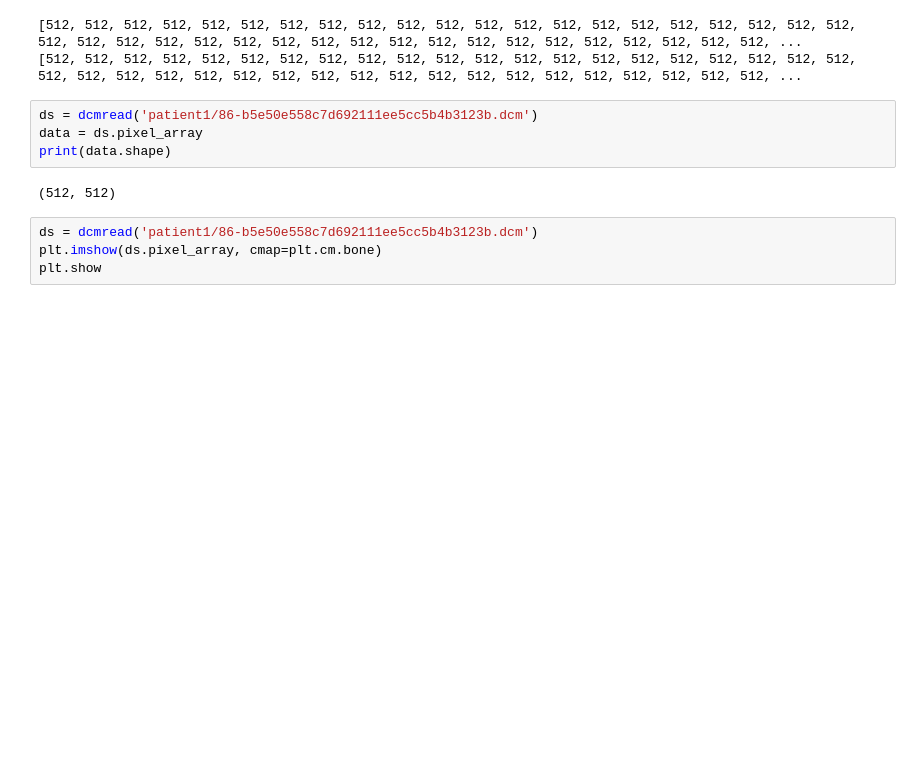
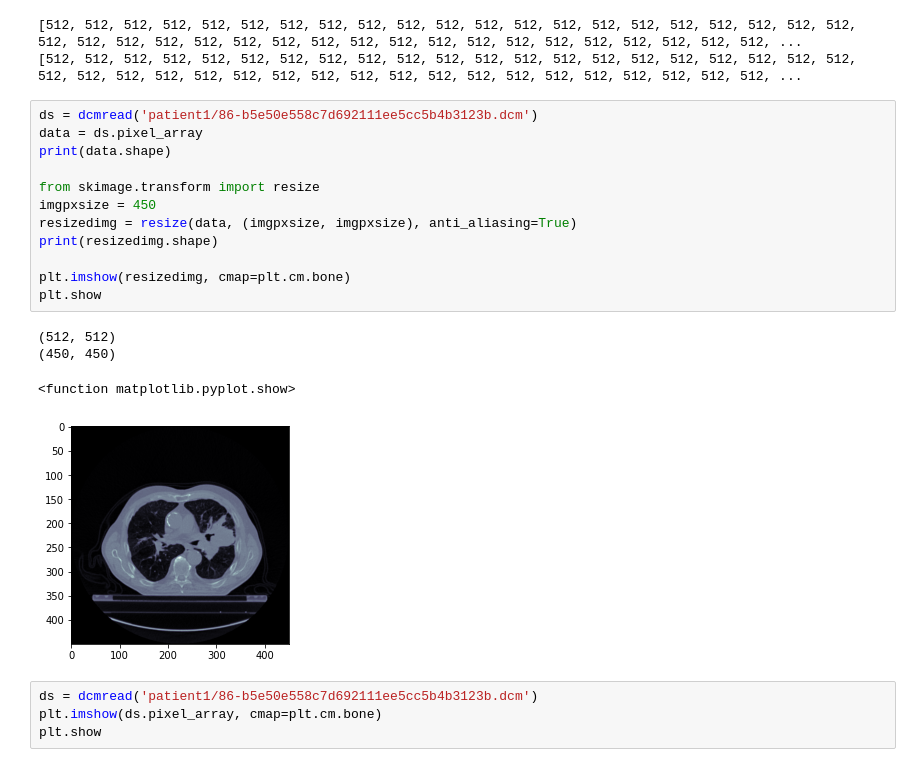
Before and after one commit to PHastings37/Mphys-proj, a Jupyter notebook: loading and masking images.ipynb, the cells around one changed output. Cells and saved outputs as stored; diff of their text form; blank space fills up the shorter version.

```diff
--- a/loading and masking images.ipynb
+++ b/loading and masking images.ipynb
@@ -99,9 +99,20 @@ print(columns)
 # %%
 ds = dcmread('patient1/86-b5e50e558c7d692111ee5cc5b4b3123b.dcm')
 data = ds.pixel_array
 print(data.shape)
+
+from skimage.transform import resize
+imgpxsize = 450
+resizedimg = resize(data, (imgpxsize, imgpxsize), anti_aliasing=True)
+print(resizedimg.shape)
+
+plt.imshow(resizedimg, cmap=plt.cm.bone)
+plt.show
 # %% [output]
 (512, 512)
+(450, 450)
+<function matplotlib.pyplot.show>
+[figure, added]
 # %%
 ds = dcmread('patient1/86-b5e50e558c7d692111ee5cc5b4b3123b.dcm')
 plt.imshow(ds.pixel_array, cmap=plt.cm.bone)
```
